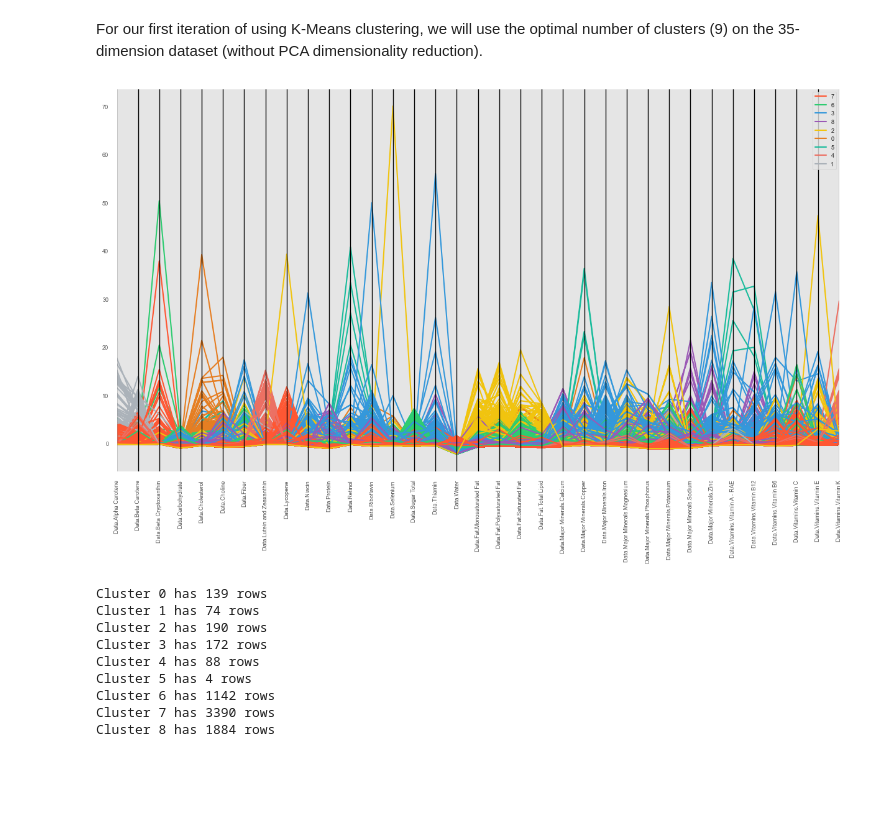
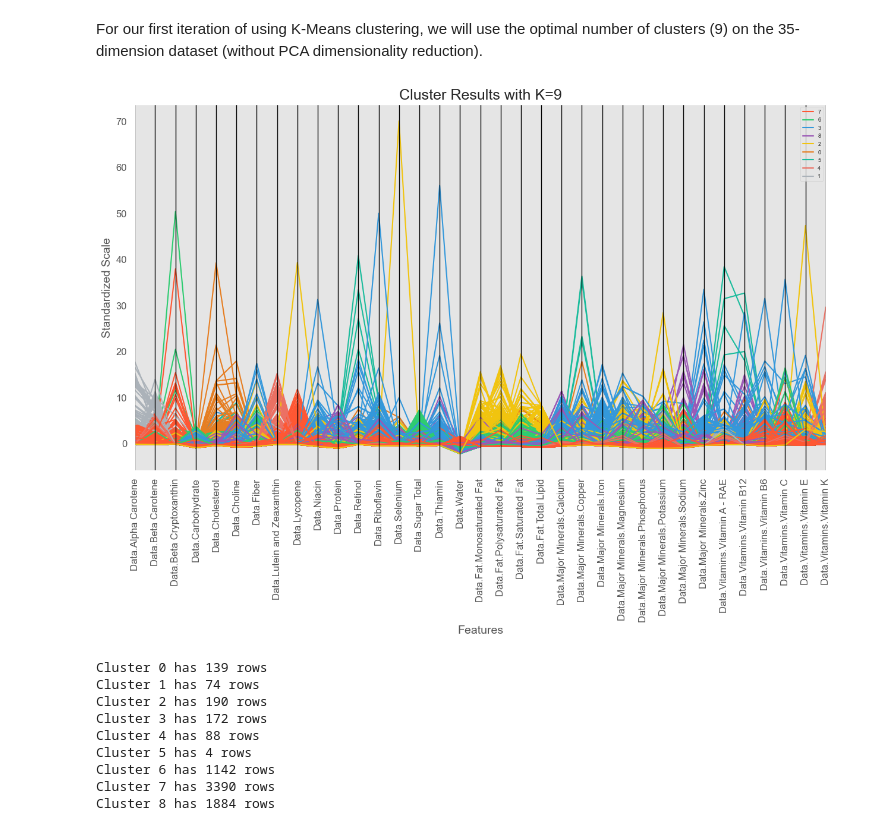
Before and after one commit to SaifA21/MSCI-446-Project, a Jupyter notebook: Final.ipynb, the cells around one changed output. Saved outputs shown, nothing was run; the diff lists cells and outputs as text; code cells hidden in the pictures; blank space fills up the shorter version.

```diff
--- a/Final.ipynb
+++ b/Final.ipynb
@@ -252,20 +252,25 @@ For our first iteration of using K-Means clustering, we will use the optimal num
 # %%
 # Perform KMeans clustering with k=9
 # fit the model to the feature data
 nine_means = KMeans(n_clusters=9, random_state=0).fit(food_scaled)
 
 food_scaled = pd.DataFrame(food_scaled, columns = food.columns)
 food_scaled['cluster']=nine_means.labels_
 labels=nine_means.labels_
 
+
 with plt.style.context(("ggplot")):
     fig = plt.figure(figsize=(15,8))
+    plt.title("Cluster Results with K=9", fontsize=18)
     plt.xticks(rotation=90)
+    plt.xlabel("Features", fontsize=14)
+    plt.ylabel("Standardized Scale", fontsize=14)
+    plt.tick_params(axis='both', labelsize=12)
     pd.plotting.parallel_coordinates(
     food_scaled, 'cluster',
     color=['#FF5733', '#2ECC71', '#3498DB', '#9B59B6','#F1C40F','#E67E22','#1ABC9C','#EC7063','#ABB2B9'])
 # %% [output]
-[figure, old version]
+[figure, new version]
 # %%
 for x in range (9):
     tempDF=(food_scaled.loc[food_scaled['cluster']==x])
```
Also changed, not shown: parts of 15 cells of this notebook.
